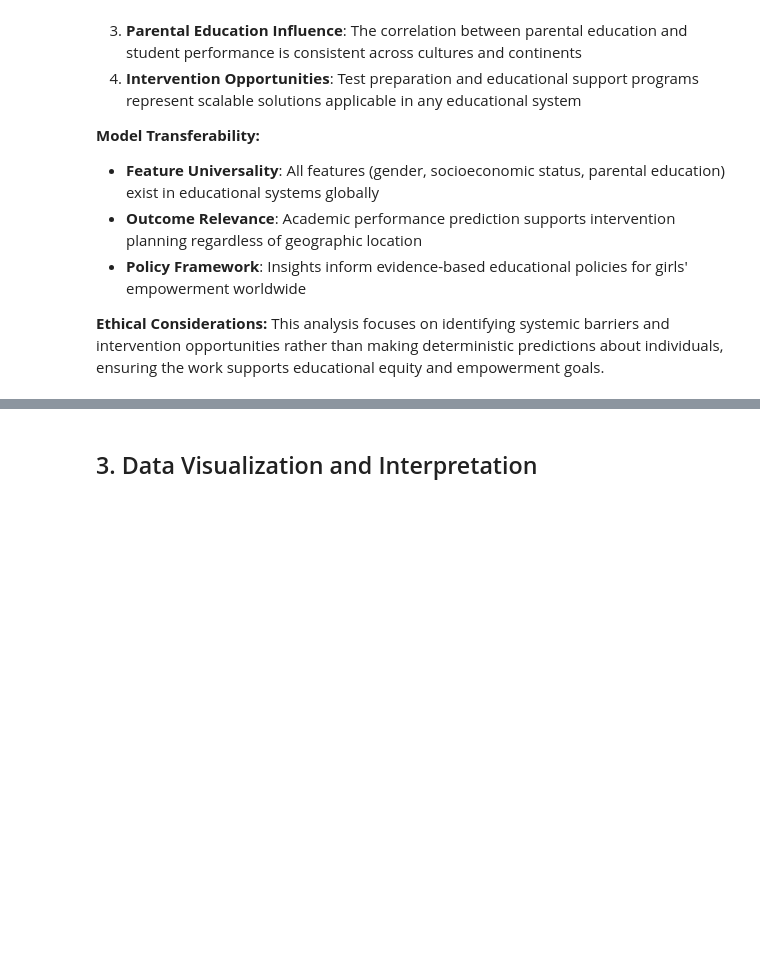
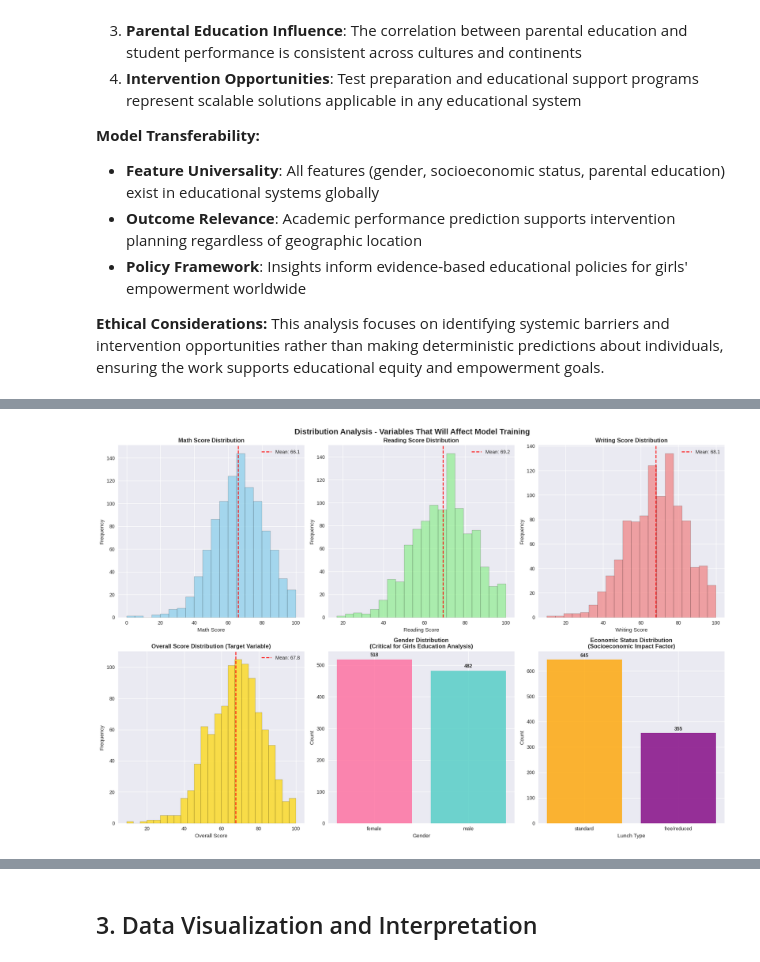
Before and after one commit to karizacharlotte/empower_girls_edu, a Jupyter notebook: linear_regression_model/summative/linear_regression/multivariate.ipynb, the cells around one changed output, grey strips where cells are left out. Drawn from its saved outputs; the diff is of its cells as text; code cells hidden in the pictures; blank space fills up the shorter version.

```diff
--- a/linear_regression_model/summative/linear_regression/multivariate.ipynb
+++ b/linear_regression_model/summative/linear_regression/multivariate.ipynb
@@ -74,0 +80,71 @@ This analysis focuses on identifying systemic barriers and intervention opportun
+# %%
+# HISTOGRAMS - Variable Distributions That Affect Training Outcomes
+fig, axes = plt.subplots(2, 3, figsize=(18, 12))
+fig.suptitle('Distribution Analysis - Variables That Will Affect Model Training', fontsize=16, fontweight='bold')
+
+# 1. Math Score Histogram
+axes[0, 0].hist(df['math score'], bins=20, alpha=0.7, color='skyblue', edgecolor='black')
+axes[0, 0].set_title('Math Score Distribution', fontweight='bold')
+axes[0, 0].set_xlabel('Math Score')
+axes[0, 0].set_ylabel('Frequency')
+axes[0, 0].axvline(df['math score'].mean(), color='red', linestyle='--', label=f'Mean: {df["math score"].mean():.1f}')
+axes[0, 0].legend()
+
+# 2. Reading Score Histogram
+axes[0, 1].hist(df['reading score'], bins=20, alpha=0.7, color='lightgreen', edgecolor='black')
+axes[0, 1].set_title('Reading Score Distribution', fontweight='bold')
+axes[0, 1].set_xlabel('Reading Score')
+axes[0, 1].set_ylabel('Frequency')
+axes[0, 1].axvline(df['reading score'].mean(), color='red', linestyle='--', label=f'Mean: {df["reading score"].mean():.1f}')
+axes[0, 1].legend()
+
+# 3. Writing Score Histogram
+axes[0, 2].hist(df['writing score'], bins=20, alpha=0.7, color='lightcoral', edgecolor='black')
+axes[0, 2].set_title('Writing Score Distribution', fontweight='bold')
+axes[0, 2].set_xlabel('Writing Score')
+axes[0, 2].set_ylabel('Frequency')
+axes[0, 2].axvline(df['writing score'].mean(), color='red', linestyle='--', label=f'Mean: {df["writing score"].mean():.1f}')
+axes[0, 2].legend()
+
+# 4. Overall Score Histogram (Target Variable)
+axes[1, 0].hist(df['overall_score'], bins=25, alpha=0.7, color='gold', edgecolor='black')
+axes[1, 0].set_title('Overall Score Distribution (Target Variable)', fontweight='bold')
+axes[1, 0].set_xlabel('Overall Score')
+axes[1, 0].set_ylabel('Frequency')
+axes[1, 0].axvline(df['overall_score'].mean(), color='red', linestyle='--', label=f'Mean: {df["overall_score"].mean():.1f}')
+axes[1, 0].legend()
+
+# 5. Gender Distribution Impact
+gender_counts = df['gender'].value_counts()
+axes[1, 1].bar(gender_counts.index, gender_counts.values, color=['#FF6B9D', '#4ECDC4'], alpha=0.8)
+axes[1, 1].set_title('Gender Distribution\n(Critical for Girls Education Analysis)', fontweight='bold')
+axes[1, 1].set_xlabel('Gender')
+axes[1, 1].set_ylabel('Count')
+for i, v in enumerate(gender_counts.values):
+    axes[1, 1].text(i, v + 10, str(v), ha='center', fontweight='bold')
+
+# 6. Economic Status Distribution (Lunch Type)
+lunch_counts = df['lunch'].value_counts()
+axes[1, 2].bar(lunch_counts.index, lunch_counts.values, color=['orange', 'purple'], alpha=0.8)
+axes[1, 2].set_title('Economic Status Distribution\n(Socioeconomic Impact Factor)', fontweight='bold')
+axes[1, 2].set_xlabel('Lunch Type')
+axes[1, 2].set_ylabel('Count')
+for i, v in enumerate(lunch_counts.values):
+    axes[1, 2].text(i, v + 10, str(v), ha='center', fontweight='bold')
+
+plt.tight_layout()
+plt.show()
+
+# Statistical Analysis of Distributions
+print("=" * 60)
+print("DISTRIBUTION STATISTICS - Impact on Model Training:")
+print("=" * 60)
+print(f"1. Math Score   - Mean: {df['math score'].mean():.2f}, Std: {df['math score'].std():.2f}, Skew: {df['math score'].skew():.2f}")
+print(f"2. Reading Score - Mean: {df['reading score'].mean():.2f}, Std: {df['reading score'].std():.2f}, Skew: {df['reading score'].skew():.2f}")
+print(f"3. Writing Score - Mean: {df['writing score'].mean():.2f}, Std: {df['writing score'].std():.2f}, Skew: {df['writing score'].skew():.2f}")
+print(f"4. Overall Score - Mean: {df['overall_score'].mean():.2f}, Std: {df['overall_score'].std():.2f}, Skew: {df['overall_score'].skew():.2f}")
+print(f"\n5. Gender Balance: {df['gender'].value_counts().to_dict()}")
+print(f"6. Economic Distribution: {df['lunch'].value_counts().to_dict()}")
+print("\nThese distributions will directly affect model training convergence and prediction accuracy.")
+# %% [output]
+[figure, added]
```
Also changed, not shown: parts of 19 cells of this notebook, 2 other files.
